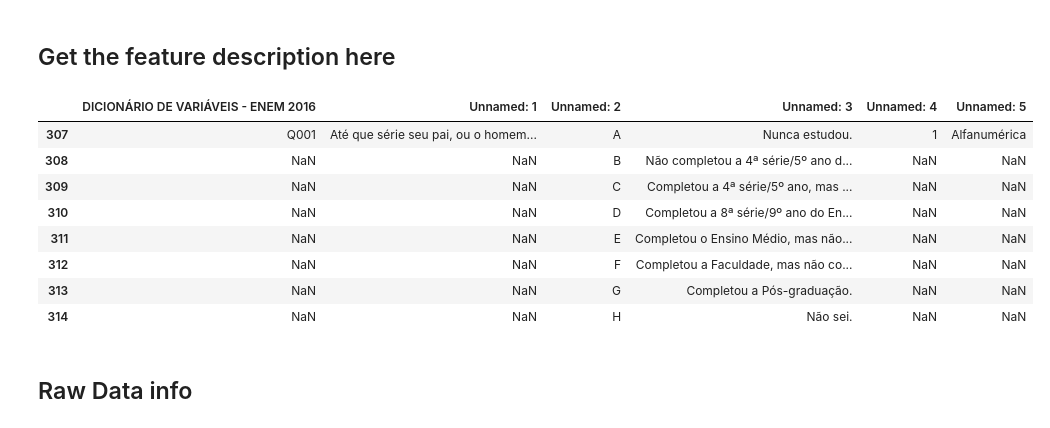
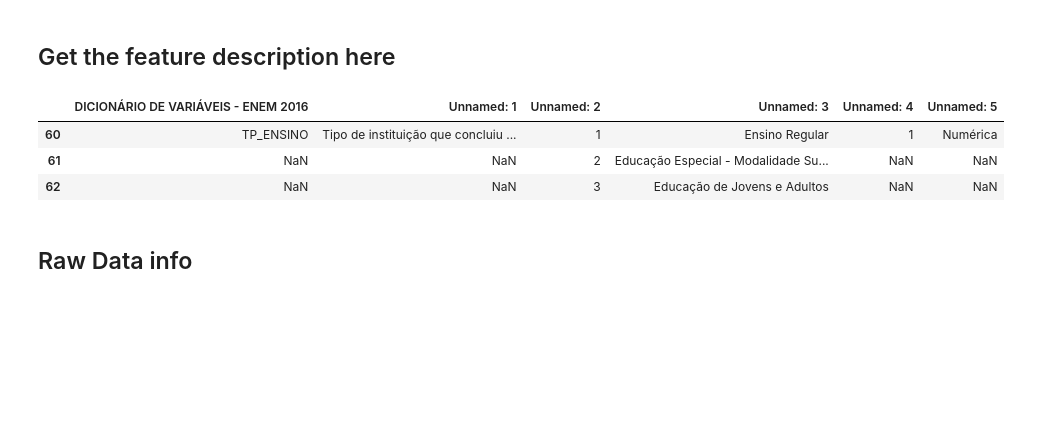
Before and after one commit to simonezambonim/codenation_data_science_desafios, a Jupyter notebook: enem-4/Codenation_challenge_treineiro.ipynb, the cells around one changed output. Cells and saved outputs as stored; diff of their text form; code cells hidden in the pictures; blank space fills up the shorter version.

```diff
--- a/enem-4/Codenation_challenge_treineiro.ipynb
+++ b/enem-4/Codenation_challenge_treineiro.ipynb
@@ -101,7 +112,7 @@ def cross_val_multiple_ml(estimator, X, y, cv):
 # %% [markdown]
 ## Load data
 # %%
-path = "~/Documents/Codenation_challenge/dados/"
+path = "~/Documents/Codenation_challenge/enem_treineiro/dados/"
 in_path = os.path.normcase(path + 'input/')
 out_path = os.path.normcase(path+ 'output/')
 # %%
@@ -147,17 +159,12 @@ pd.set_option('display.max_rows', df_enem_raw.shape[1]+1)
 # %% [markdown]
 ## Get the feature description here
 # %%
-dsc_var('Q001')
+dsc_var('TP_ENSINO')
 # %% [output]
 |  | DICIONÁRIO DE VARIÁVEIS - ENEM 2016 | Unnamed: 1 | Unnamed: 2 | Unnamed: 3 | Unnamed: 4 | Unnamed: 5 |
-| 307 | Q001 | Até que série seu pai, ou o homem... | A | Nunca estudou. | 1 | Alfanumérica |
-| 308 | NaN | NaN | B | Não completou a 4ª série/5º ano d... | NaN | NaN |
-| 309 | NaN | NaN | C | Completou a 4ª série/5º ano, mas ... | NaN | NaN |
-| 310 | NaN | NaN | D | Completou a 8ª série/9º ano do En... | NaN | NaN |
-| 311 | NaN | NaN | E | Completou o Ensino Médio, mas não... | NaN | NaN |
-| 312 | NaN | NaN | F | Completou a Faculdade, mas não co... | NaN | NaN |
-| 313 | NaN | NaN | G | Completou a Pós-graduação. | NaN | NaN |
-| 314 | NaN | NaN | H | Não sei. | NaN | NaN |
+| 60 | TP_ENSINO | Tipo de instituição que concluiu ... | 1 | Ensino Regular | 1 | Numérica |
+| 61 | NaN | NaN | 2 | Educação Especial - Modalidade Su... | NaN | NaN |
+| 62 | NaN | NaN | 3 | Educação de Jovens e Adultos | NaN | NaN |
 # %% [markdown]
 ## Raw Data info
 # %%
```
Also changed, not shown: parts of 37 cells of this notebook.
